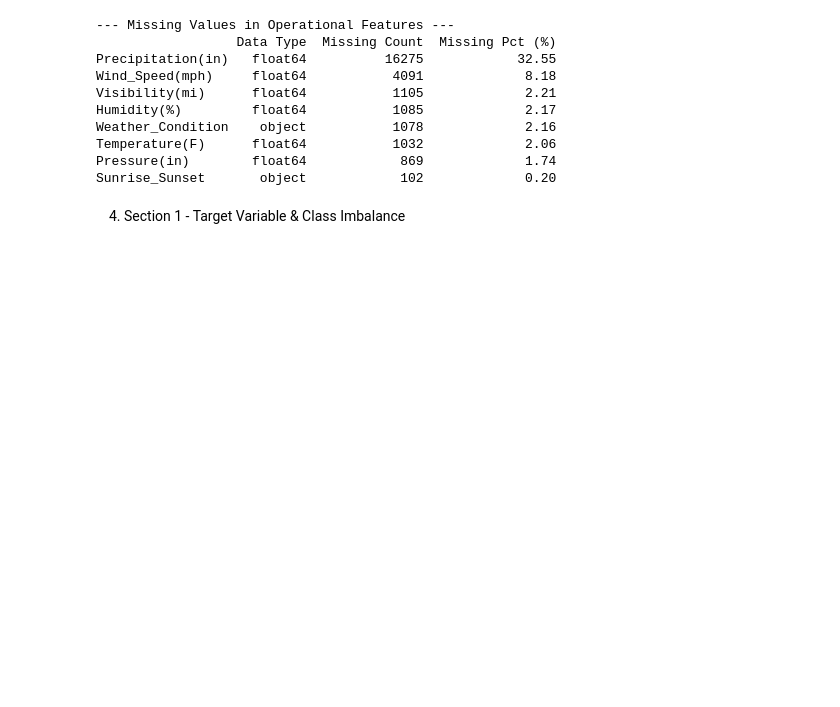
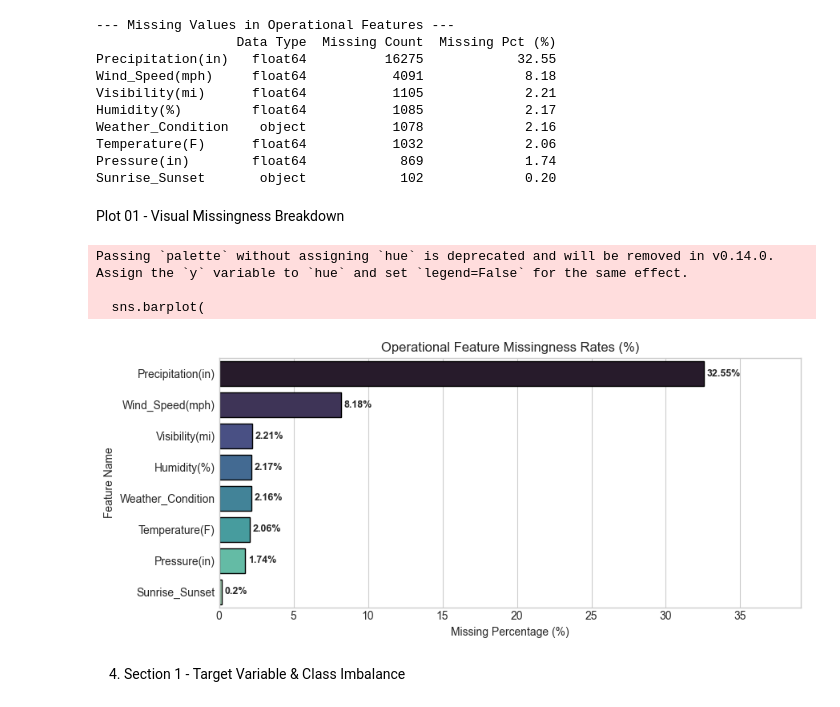
Before and after one commit to Senjohn007/DataVista_V2_FDM, a Jupyter notebook: notebooks/02_eda_and_data_insights.ipynb, the cells around one changed output. Cells and saved outputs as stored; diff of their text form; code cells hidden in the pictures; blank space fills up the shorter version.

```diff
--- a/notebooks/01_eda.ipynb
+++ b/notebooks/02_eda_and_data_insights.ipynb
@@ -73,6 +76,32 @@ Weather_Condition    object           1078             2.16
 Temperature(F)      float64           1032             2.06
 Pressure(in)        float64            869             1.74
 Sunrise_Sunset       object            102             0.20
+# %% [markdown]
+Plot 01 - Visual Missingness Breakdown
+# %%
+# Enhanced Visual Missingness Audit
+if not missing_summary.empty:
+    plt.figure(figsize=(9, 4))
+    sns.barplot(
+        x=missing_summary['Missing Pct (%)'],
+        y=missing_summary.index,
+        palette='mako',
+        edgecolor='black'
+    )
+    plt.title("Operational Feature Missingness Rates (%)", fontsize=12)
+    plt.xlabel("Missing Percentage (%)", fontsize=10)
+    plt.ylabel("Feature Name", fontsize=10)
+    for i, v in enumerate(missing_summary['Missing Pct (%)']):
+        plt.text(v + 0.2, i, f"{v}%", va='center', fontweight='bold', fontsize=9)
+    plt.xlim(0, max(missing_summary['Missing Pct (%)']) * 1.2)
+    plt.tight_layout()
+    plt.savefig("eda_missingness_profile.png", dpi=300)
+    plt.show()
+# %% [output]
+Passing `palette` without assigning `hue` is deprecated and will be removed in v0.14.0. Assign the `y` variable to `hue` and set `legend=False` for the same effect.
+
+  sns.barplot(
+[figure, added]
 # %% [markdown]
 4. Section 1 - Target Variable & Class Imbalance
 # %% [markdown]
```
Also changed, not shown: parts of 7 cells of this notebook, 10 other files.
